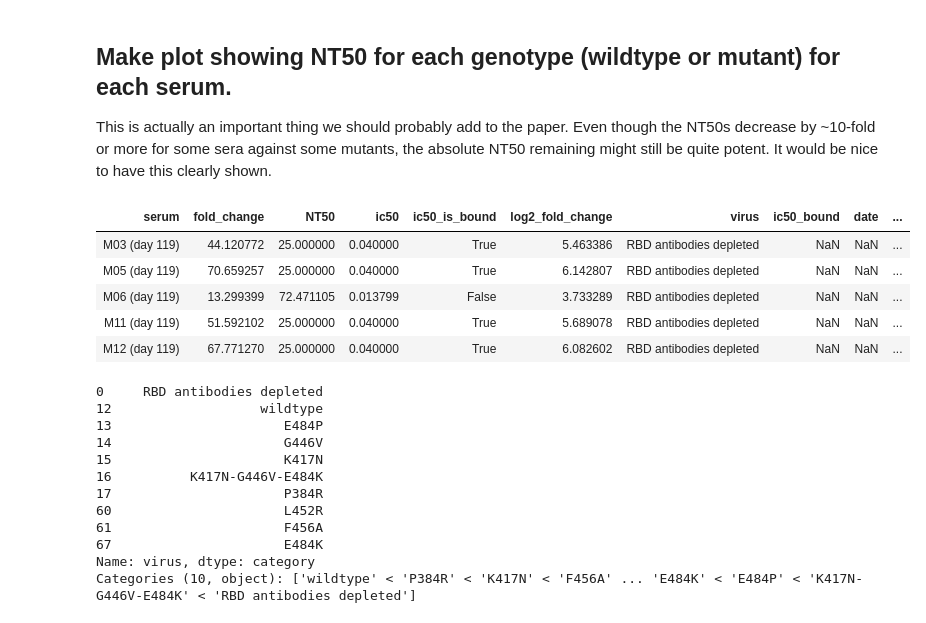
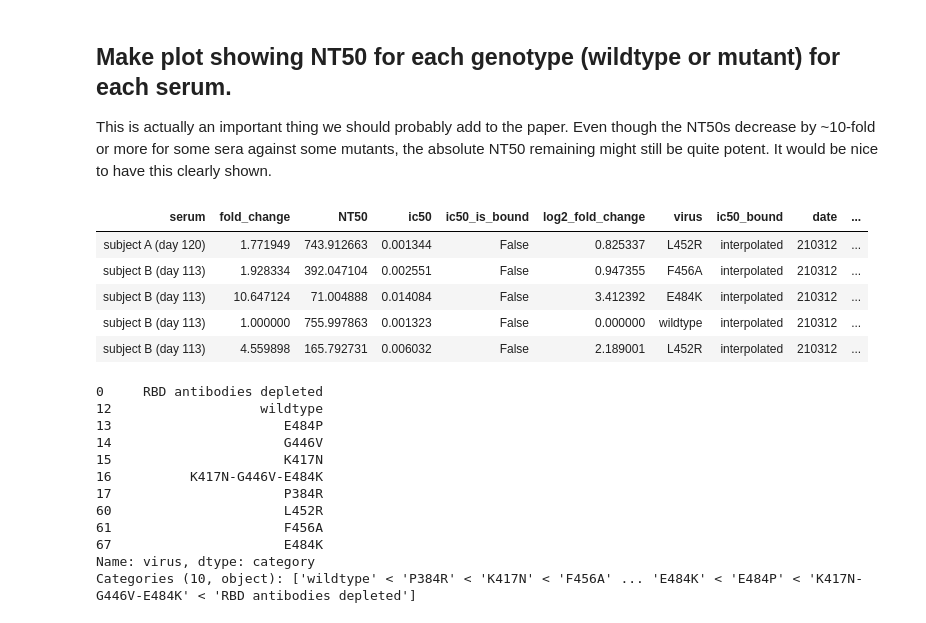
Before and after one commit to jbloomlab/SARS-CoV-2-RBD_MAP_Moderna, a Jupyter notebook: experimental_data/mutant_neuts.ipynb, the cells around one changed output. Drawn from its saved outputs; the diff is of its cells as text; code cells hidden in the pictures.

```diff
--- a/experimental_data/mutant_neuts.ipynb
+++ b/experimental_data/mutant_neuts.ipynb
@@ -49,6 +47,9 @@ Read config file
 # %%
 with open('mutant_neuts_config.yaml') as f:
     config = yaml.safe_load(f)
+
+with open('../config.yaml') as f:
+    global_config = yaml.safe_load(f)
 # %% [markdown]
 ### Read in data
 * Concatenate the `frac_infectivity` files.
@@ -228,0 +232,7 @@ display(HTML(depletion_df.to_html(index=False)))
+# %%
+escape_fracs_file = os.path.join('..', global_config['escape_fracs'])
+escape_fracs = pd.read_csv(escape_fracs_file).query('library == "average"')
+
+escape_metrics = [global_config['site_metric'], global_config['mut_metric']]
+
+display(HTML(escape_fracs.head().to_html(index=False)))
@@ -228,0 +250,20 @@ display(HTML(depletion_df.to_html(index=False)))
+# %%
+samples = config['map_conditions'].values()
+escape_fracs_df = (escape_fracs
+                   .replace(config['map_conditions'])
+                   .query('selection in @samples')
+                   [['selection', 'label_site', 'wildtype', 'mutation', global_config['site_metric'], global_config['mut_metric']]]
+                   .rename(columns={'selection':'serum',
+                                    'label_site': 'site',
+                                    global_config['mut_metric']:'mutation escape',
+                                    global_config['site_metric']:'site total escape',
+                                   }
+                          )
+                   .assign(virus=lambda x: x['wildtype'] + x['site'].astype(str) + x['mutation'],
+                           site_label=lambda x: x['wildtype'] + x['site'].astype(str),
+                           site=lambda x: x['site'].astype(str)
+                          )
+                   .drop(columns=['wildtype', 'mutation', 'site_label', 'site'])
+                  )
+
+display(HTML(escape_fracs_df.head().to_html(index=False)))
@@ -233,19 +281,22 @@ Even though the NT50s decrease by ~10-fold or more for some sera against some mu
 It would be nice to have this clearly shown.
 # %%
 muts_depletions = (pd.concat([depletion_df, fc], axis=0, ignore_index=True)
-                .assign(sample_type=lambda x: x['serum'].map(config['sample_types']),
-                        virus=lambda x: pd.Categorical(x['virus'], categories=config['viruses'], ordered=True)
-                       )
+                   .assign(sample_type=lambda x: x['serum'].map(config['sample_types']))
+                   .merge(escape_fracs_df,
+                          how='left',
+                          on=['serum', 'virus']
+                         )
+                   .assign(virus=lambda x: pd.Categorical(x['virus'], categories=config['viruses'], ordered=True))
                )
 
-display(HTML(muts_depletions.head().to_html(index=False)))
+display(HTML(muts_depletions.tail().to_html(index=False)))
 # %% [output]
 | serum | fold_change | NT50 | ic50 | ic50_is_bound | log2_fold_change | virus | ic50_bound | date | ... |
-| M03 (day 119) | 44.120772 | 25.000000 | 0.040000 | True | 5.463386 | RBD antibodies depleted | NaN | NaN | ... |
-| M05 (day 119) | 70.659257 | 25.000000 | 0.040000 | True | 6.142807 | RBD antibodies depleted | NaN | NaN | ... |
-| M06 (day 119) | 13.299399 | 72.471105 | 0.013799 | False | 3.733289 | RBD antibodies depleted | NaN | NaN | ... |
-| M11 (day 119) | 51.592102 | 25.000000 | 0.040000 | True | 5.689078 | RBD antibodies depleted | NaN | NaN | ... |
-| M12 (day 119) | 67.771270 | 25.000000 | 0.040000 | True | 6.082602 | RBD antibodies depleted | NaN | NaN | ... |
+| subject A (day 120) | 1.771949 | 743.912663 | 0.001344 | False | 0.825337 | L452R | interpolated | 210312 | ... |
+| subject B (day 113) | 1.928334 | 392.047104 | 0.002551 | False | 0.947355 | F456A | interpolated | 210312 | ... |
+| subject B (day 113) | 10.647124 | 71.004888 | 0.014084 | False | 3.412392 | E484K | interpolated | 210312 | ... |
+| subject B (day 113) | 1.000000 | 755.997863 | 0.001323 | False | 0.000000 | wildtype | interpolated | 210312 | ... |
+| subject B (day 113) | 4.559898 | 165.792731 | 0.006032 | False | 2.189001 | L452R | interpolated | 210312 | ... |
 # %%
 muts_depletions['virus'].drop_duplicates()
 # %% [output]
```
Also changed, not shown: parts of 23 cells of this notebook, 16 other files.
